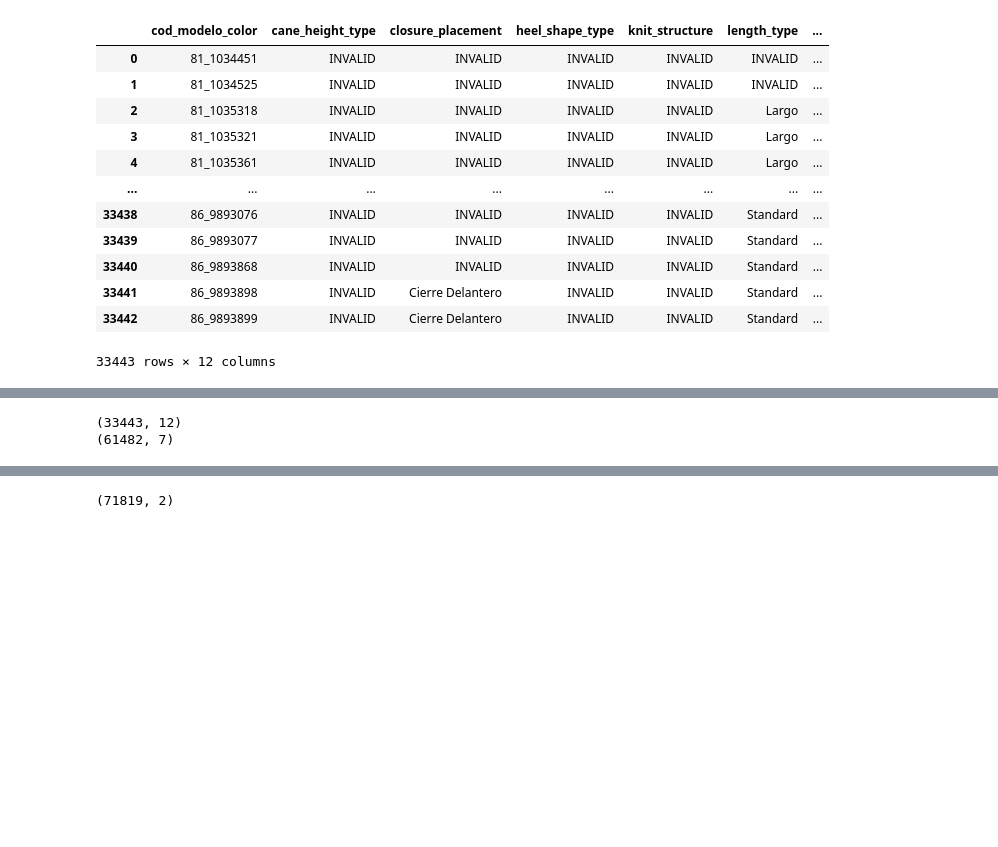
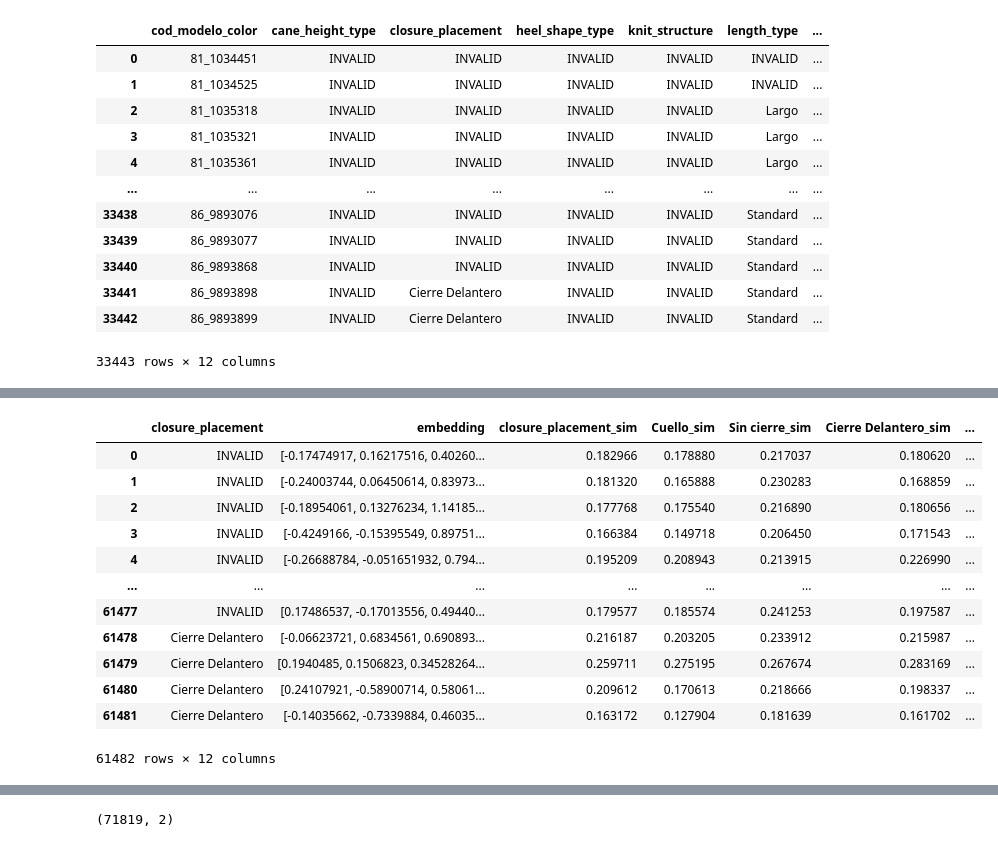
Before and after one commit to JoelSoleCasale/Datathon24, a Jupyter notebook: models_joel.ipynb, the cells around one changed output, grey strips where cells are left out. Cells and saved outputs as stored; diff of their text form; code cells hidden in the pictures; blank space fills up the shorter version.

Commit message:
metadata

```diff
--- a/models_joel.ipynb
+++ b/models_joel.ipynb
@@ -3,9 +3,13 @@ import pandas as pd
 import numpy as np
 import matplotlib.pyplot as plt
 import pickle as pkl
+from typing import Literal
 from embedding_manager import *
 
 EMBEDDING_TEXT_TYPE = "long"
+USE_FLATTEN_EMBEDDING = False
+USE_METADATA = True
+MODEL: Literal["xgboost", "random_forest", "catboost"] = "catboost"
 # %%
 data = pd.read_csv("data/transformed_attribute_data.csv")
 data
@@ -26,4 +47,15 @@ data
 # %%
+def add_metadata_to_df(df):
+    meta_df = pd.read_csv("data/product_data.csv")
+    meta_df = meta_df.drop(columns=["des_filename"]).drop_duplicates()
+
+    RELEVANT_META = ["des_product_family", "des_line", "des_fabric"]
+    meta_df = meta_df[RELEVANT_META + ["cod_modelo_color"]]
+
+    df = df.merge(meta_df, on="cod_modelo_color", how="left")
+
+    return df
+
 def get_df_processed(data, attr_slice, N_min=5, embedding_kind="long"):
     df = data[["cod_modelo_color", attr_slice]].copy()
 
@@ -31,20 +63,38 @@ def get_df_processed(data, attr_slice, N_min=5, embedding_kind="long"):
     df = add_attr_sim(df, embedding_kind=embedding_kind)
     df = add_subattr_sim(df, attr_slice, embedding_kind=embedding_kind)
 
-    df = df.drop(columns=["cod_modelo_color"])
-
     # drop all attributes that appear less than N_min times
     drop_vals = df[attr_slice].value_counts()[df[attr_slice].value_counts() < N_min].index
     df = df[~df[attr_slice].isin(drop_vals)]
 
+    if USE_METADATA:
+        df = add_metadata_to_df(df)
+
+    df = df.drop(columns=["cod_modelo_color"])
+
+    # convert to categorical all string columns
+    for col in df.columns:
+        if df[col].dtype == "object" and col != "embedding":
+            df[col] = df[col].astype("category")
+
     return df
 # %%
-df = get_df_processed(data, "woven_structure")
-print(data.shape)
-print(df.shape)
+df = get_df_processed(data, "closure_placement")
+df
 # %% [output]
+|  | closure_placement | embedding | closure_placement_sim | Cuello_sim | Sin cierre_sim | Cierre Delantero_sim | ... |
+| 0 | INVALID | [-0.17474917, 0.16217516, 0.40260... | 0.182966 | 0.178880 | 0.217037 | 0.180620 | ... |
+| 1 | INVALID | [-0.24003744, 0.06450614, 0.83973... | 0.181320 | 0.165888 | 0.230283 | 0.168859 | ... |
+| 2 | INVALID | [-0.18954061, 0.13276234, 1.14185... | 0.177768 | 0.175540 | 0.216890 | 0.180656 | ... |
+| 3 | INVALID | [-0.4249166, -0.15395549, 0.89751... | 0.166384 | 0.149718 | 0.206450 | 0.171543 | ... |
+| 4 | INVALID | [-0.26688784, -0.051651932, 0.794... | 0.195209 | 0.208943 | 0.213915 | 0.226990 | ... |
+| ... | ... | ... | ... | ... | ... | ... | ... |
+| 61477 | INVALID | [0.17486537, -0.17013556, 0.49440... | 0.179577 | 0.185574 | 0.241253 | 0.197587 | ... |
+| 61478 | Cierre Delantero | [-0.06623721, 0.6834561, 0.690893... | 0.216187 | 0.203205 | 0.233912 | 0.215987 | ... |
+| 61479 | Cierre Delantero | [0.1940485, 0.1506823, 0.34528264... | 0.259711 | 0.275195 | 0.267674 | 0.283169 | ... |
+| 61480 | Cierre Delantero | [0.24107921, -0.58900714, 0.58061... | 0.209612 | 0.170613 | 0.218666 | 0.198337 | ... |
+| 61481 | Cierre Delantero | [-0.14035662, -0.7339884, 0.46035... | 0.163172 | 0.127904 | 0.181639 | 0.161702 | ... |
-(33443, 12)
-(61482, 7)
+61482 rows × 12 columns
 # %%
 import xgboost as xgb
 from sklearn.model_selection import train_test_split
```
Also changed, not shown: parts of 4 cells of this notebook.
